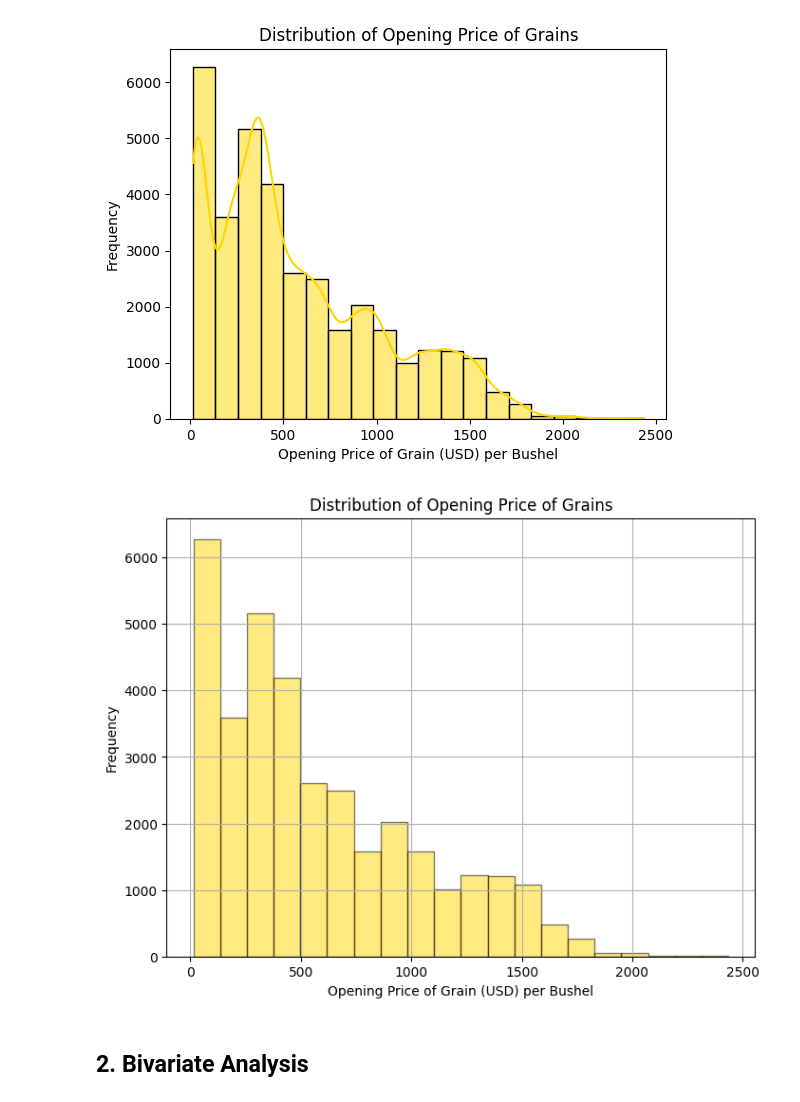
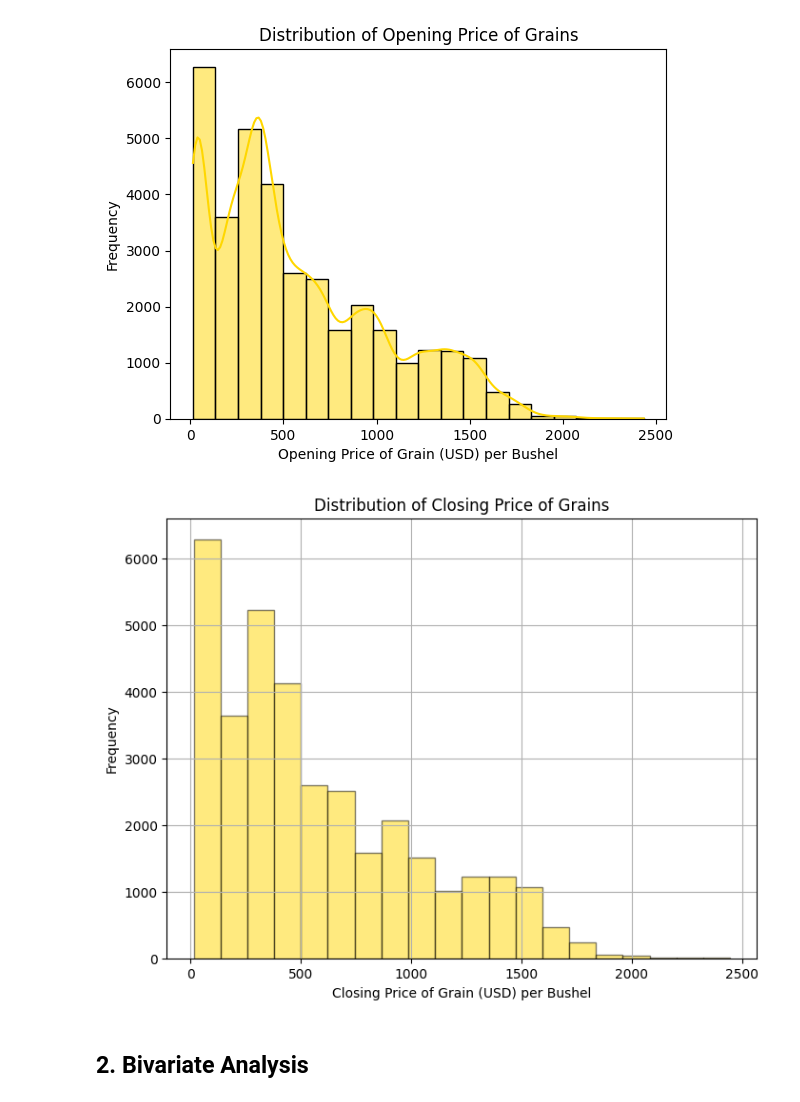
Before and after one commit to joyc3lin/datasci_3_eda, a Jupyter notebook: HHA507_week3assignment.ipynb, the cells around one changed output. Saved outputs shown, nothing was run; the diff lists cells and outputs as text; code cells hidden in the pictures.

```diff
--- a/HHA507_week3assignment.ipynb
+++ b/HHA507_week3assignment.ipynb
@@ -187,14 +188,15 @@ plt.show()
 # %% [output]
 [figure]
 # %%
+# histogram for close
 plt.figure(figsize=(8, 6))
-plt.hist(df_grain['open'], bins=20, color = 'gold', edgecolor='black', alpha=0.5)
-plt.xlabel('Opening Price of Grain (USD) per Bushel')
+plt.hist(df_grain['close'], bins=20, color = 'gold', edgecolor='black', alpha=0.5)
+plt.xlabel('Closing Price of Grain (USD) per Bushel')
 plt.ylabel('Frequency')
-plt.title('Distribution of Opening Price of Grains')
+plt.title('Distribution of Closing Price of Grains')
 plt.grid()
 plt.show()
 # %% [output]
-[figure, old version]
+[figure, new version]
 # %% [markdown]
 ## **2. Bivariate Analysis**
```
Also changed, not shown: parts of 12 cells of this notebook.
